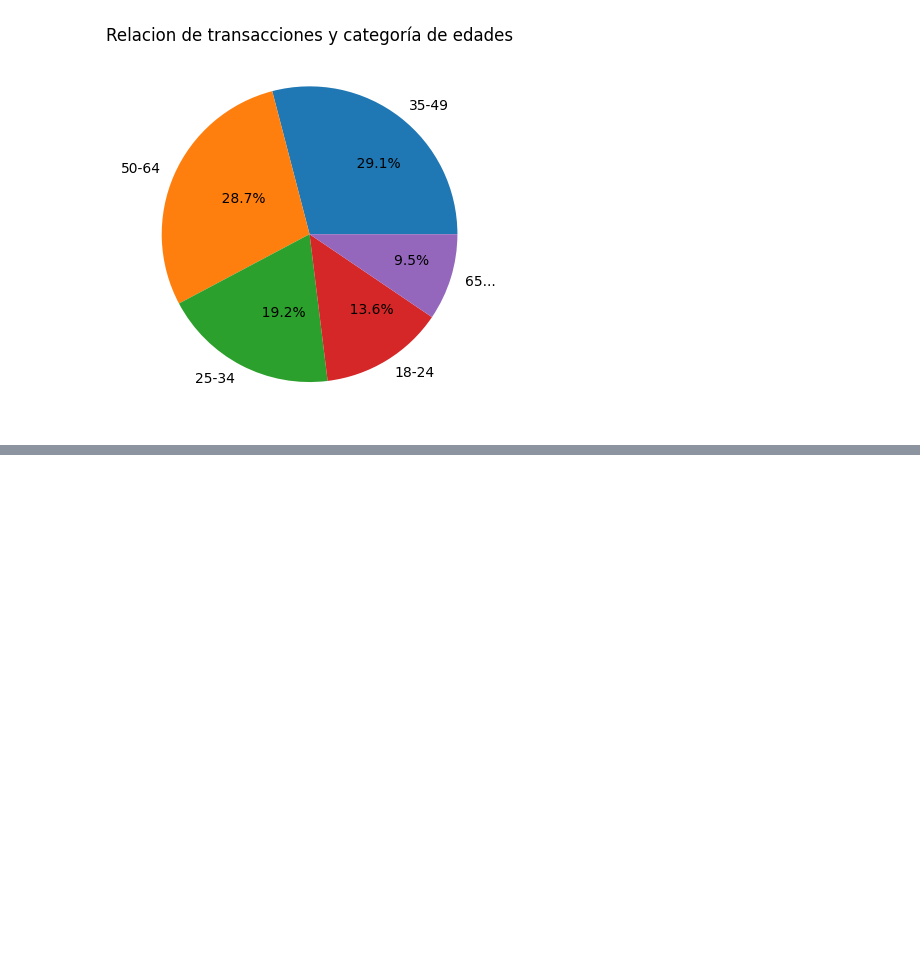
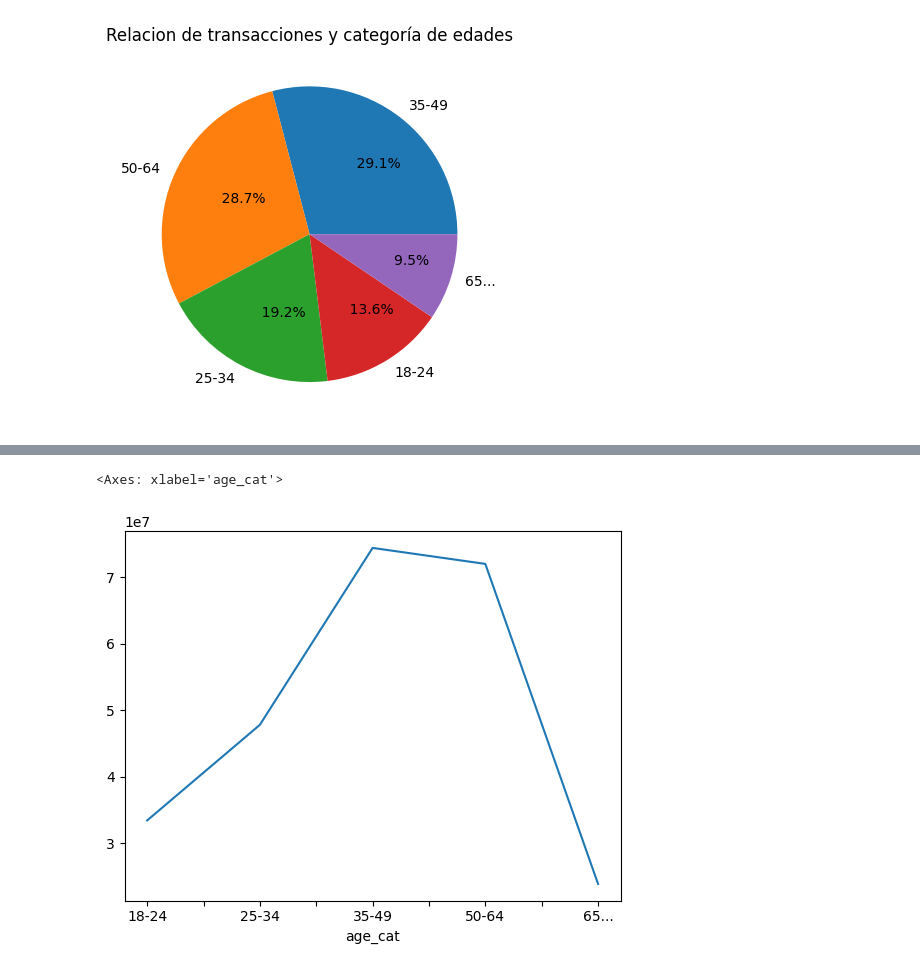
Before and after one commit to CarmenRosillo/retail-analisis, a Jupyter notebook: retail.ipynb, the cells around one changed output, grey strips where cells are left out. Saved outputs shown, nothing was run; the diff lists cells and outputs as text; code cells hidden in the pictures; blank space fills up the shorter version.

```diff
--- a/retail.ipynb
+++ b/retail.ipynb
@@ -234,0 +237,4 @@ Text(0.5, 1.0, 'Relacion de transacciones y categoría de edades')
+# %%
+#df nueva
+
+df3= df2.copy()
@@ -234,0 +250,2 @@ Text(0.5, 1.0, 'Relacion de transacciones y categoría de edades')
+# %%
+df3["total"]= df3 ["quantity"]* df3["price"]
@@ -234,0 +270,3 @@ Text(0.5, 1.0, 'Relacion de transacciones y categoría de edades')
+# %%
+df_age_total= df3.groupby("age_cat")["total"].sum()
+print(df_age_total)
@@ -234,0 +281,5 @@ Text(0.5, 1.0, 'Relacion de transacciones y categoría de edades')
+# %%
+df_age_total.plot()
+# %% [output]
+<Axes: xlabel='age_cat'>
+[figure, added]
```
Also changed, not shown: parts of 5 cells of this notebook.
